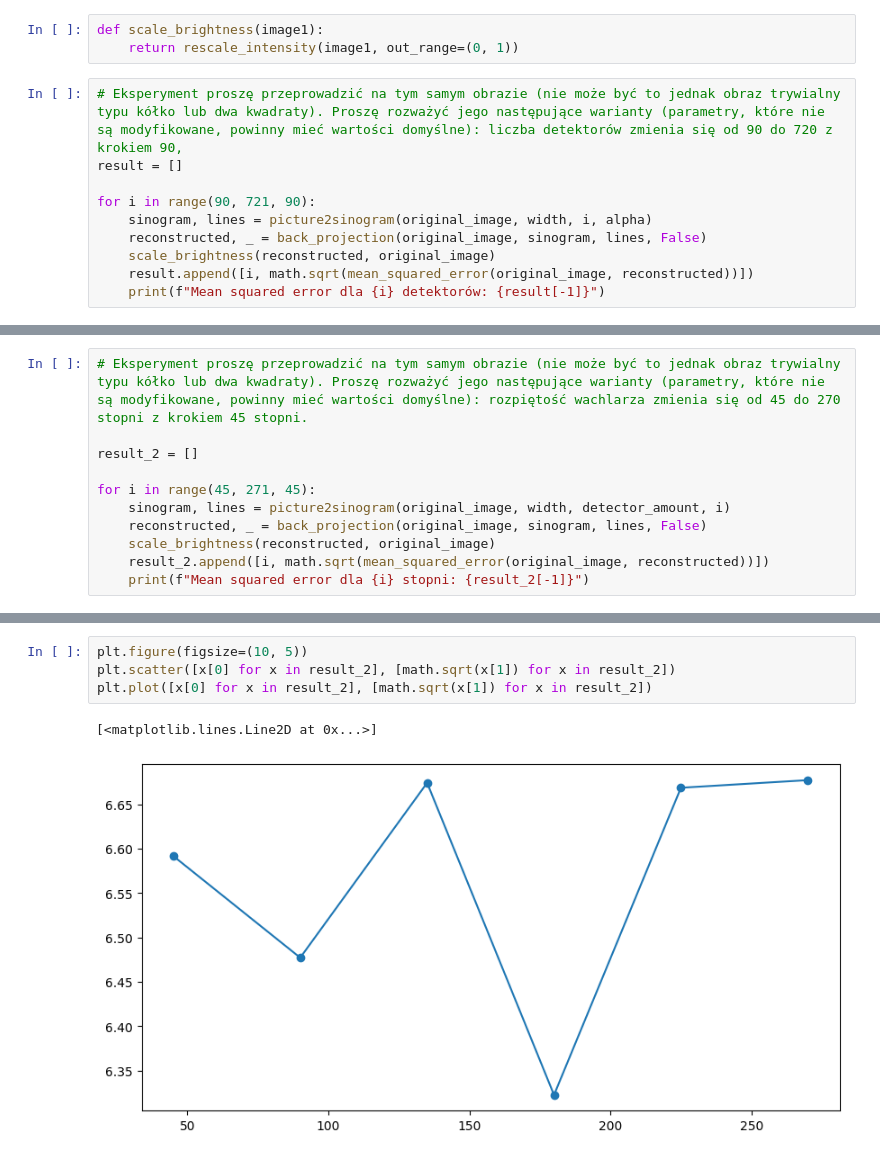
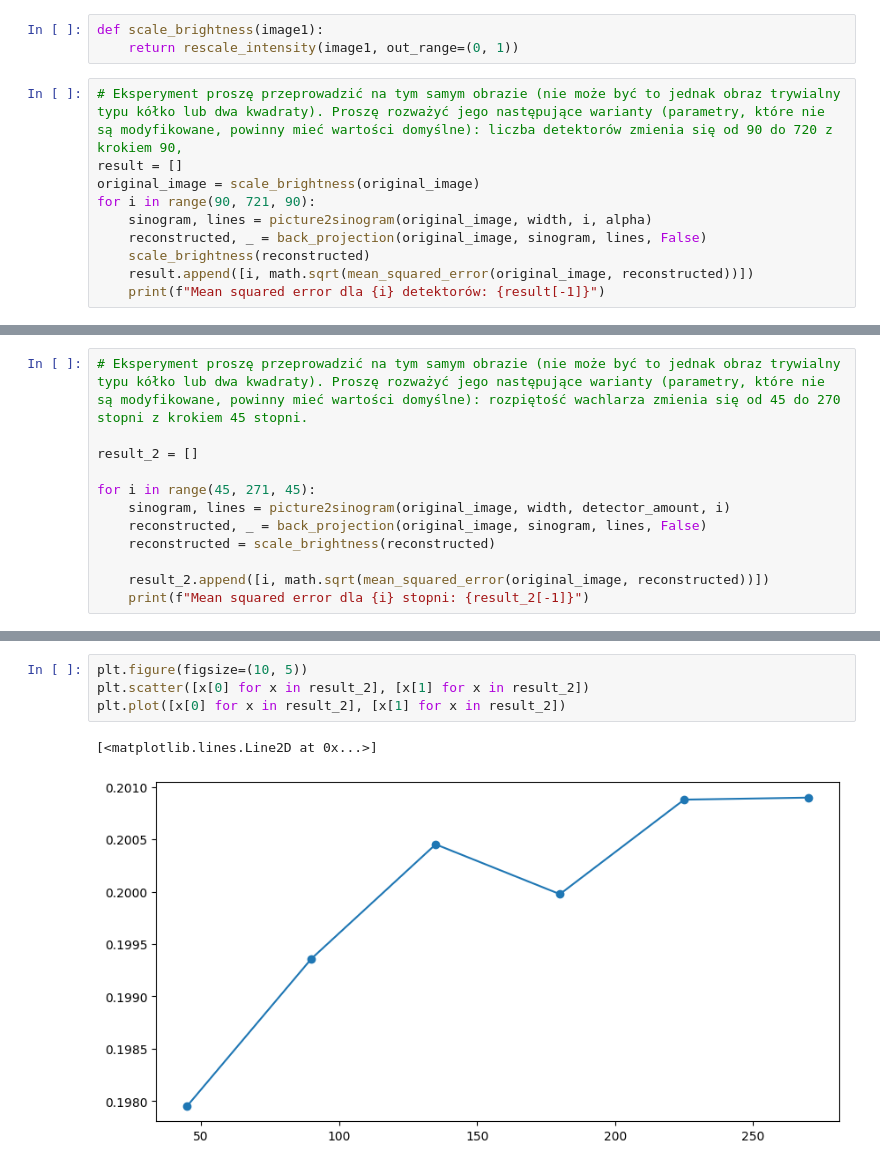
Before and after one commit to mr-SCWN/Informatyka-w-medycynie, a Jupyter notebook: Tomograf/nasz.ipynb, the cells around one changed output, grey strips where cells are left out. Saved outputs shown, nothing was run; the diff lists cells and outputs as text.

```diff
--- a/Tomograf/nasz.ipynb
+++ b/Tomograf/nasz.ipynb
@@ -362,11 +362,11 @@ def scale_brightness(image1):
 # %%
 # Eksperyment proszę przeprowadzić na tym samym obrazie (nie może być to jednak obraz trywialny typu kółko lub dwa kwadraty). Proszę rozważyć jego następujące warianty (parametry, które nie są modyfikowane, powinny mieć wartości domyślne): liczba detektorów zmienia się od 90 do 720 z krokiem 90,
 result = []
-
+original_image = scale_brightness(original_image)
 for i in range(90, 721, 90):
     sinogram, lines = picture2sinogram(original_image, width, i, alpha)
     reconstructed, _ = back_projection(original_image, sinogram, lines, False)
-    scale_brightness(reconstructed, original_image)
+    scale_brightness(reconstructed)
     result.append([i, math.sqrt(mean_squared_error(original_image, reconstructed))])
     print(f"Mean squared error dla {i} detektorów: {result[-1]}")
 # %% [output]
@@ -386,7 +401,8 @@ result_2 = []
 for i in range(45, 271, 45):
     sinogram, lines = picture2sinogram(original_image, width, detector_amount, i)
     reconstructed, _ = back_projection(original_image, sinogram, lines, False)
-    scale_brightness(reconstructed, original_image)
+    reconstructed = scale_brightness(reconstructed)
+
     result_2.append([i, math.sqrt(mean_squared_error(original_image, reconstructed))])
     print(f"Mean squared error dla {i} stopni: {result_2[-1]}")
 # %% [output]
@@ -399,10 +421,10 @@ Mean squared error dla 270 stopni: [270, 44.58447897770903]
 # %%
 plt.figure(figsize=(10, 5))
-plt.scatter([x[0] for x in result_2], [math.sqrt(x[1]) for x in result_2])
-plt.plot([x[0] for x in result_2], [math.sqrt(x[1]) for x in result_2])
+plt.scatter([x[0] for x in result_2], [x[1] for x in result_2])
+plt.plot([x[0] for x in result_2], [x[1] for x in result_2])
 # %% [output]
 [<matplotlib.lines.Line2D at 0x...>]
-[figure, old version]
+[figure, new version]
 # %%
 # Eksperyment proszę przeprowadzić na tym samym obrazie (nie może być to jednak obraz trywialny typu kółko lub dwa kwadraty). Proszę rozważyć jego następujące warianty (parametry, które nie są modyfikowane, powinny mieć wartości domyślne): liczba skanów (nie detektorów!) zmienia się od 90 do 720 z krokiem 90,
 
```
Also changed, not shown: parts of 6 cells of this notebook.
